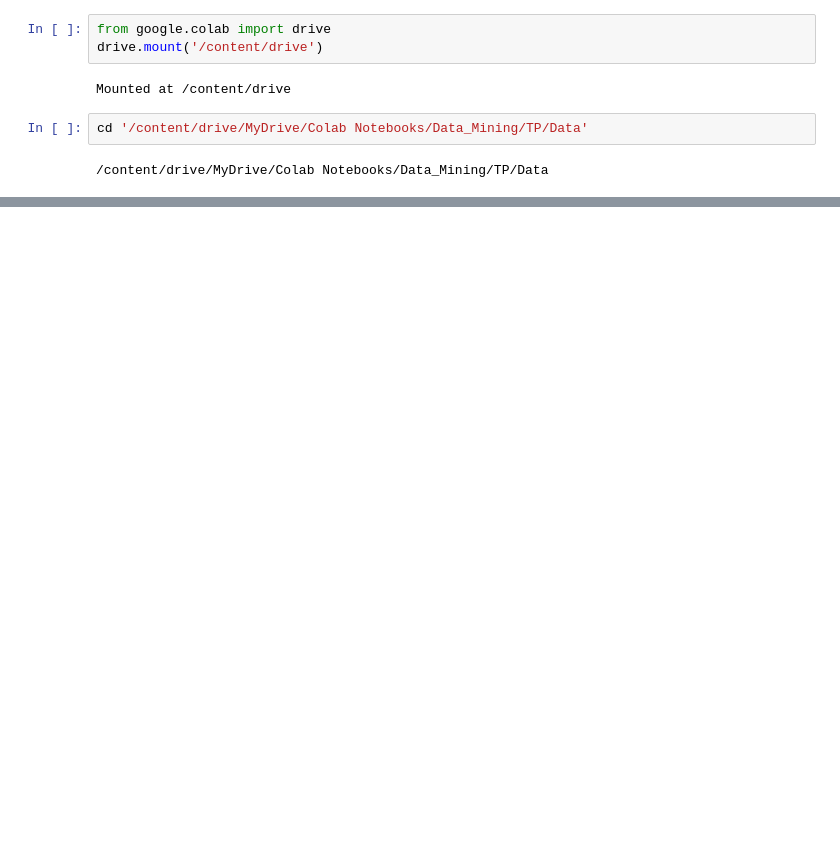
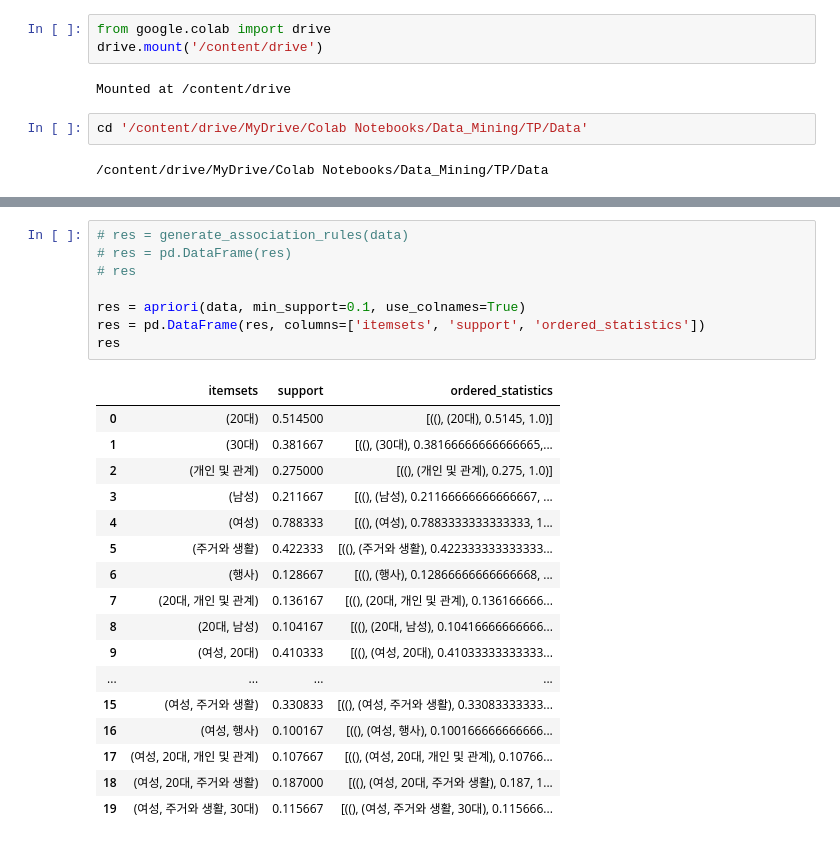
Before and after one commit to 201820722/SNS_HEAT, a Jupyter notebook: Sns_trend.ipynb, the cells around one changed output, grey strips where cells are left out. Drawn from its saved outputs; the diff is of its cells as text; blank space fills up the shorter version.

```diff
--- a/Sns_trend.ipynb
+++ b/Sns_trend.ipynb
@@ -161,0 +133,26 @@ print(conversation_df)
+# %%
+# res = generate_association_rules(data)
+# res = pd.DataFrame(res)
+# res
+
+res = apriori(data, min_support=0.1, use_colnames=True)
+res = pd.DataFrame(res, columns=['itemsets', 'support', 'ordered_statistics'])
+res
+# %% [output]
+|  | itemsets | support | ordered_statistics |
+| 0 | (20대) | 0.514500 | [((), (20대), 0.5145, 1.0)] |
+| 1 | (30대) | 0.381667 | [((), (30대), 0.38166666666666665,... |
+| 2 | (개인 및 관계) | 0.275000 | [((), (개인 및 관계), 0.275, 1.0)] |
+| 3 | (남성) | 0.211667 | [((), (남성), 0.21166666666666667, ... |
+| 4 | (여성) | 0.788333 | [((), (여성), 0.7883333333333333, 1... |
+| 5 | (주거와 생활) | 0.422333 | [((), (주거와 생활), 0.422333333333333... |
+| 6 | (행사) | 0.128667 | [((), (행사), 0.12866666666666668, ... |
+| 7 | (20대, 개인 및 관계) | 0.136167 | [((), (20대, 개인 및 관계), 0.136166666... |
+| 8 | (20대, 남성) | 0.104167 | [((), (20대, 남성), 0.10416666666666... |
+| 9 | (여성, 20대) | 0.410333 | [((), (여성, 20대), 0.41033333333333... |
+| ... | ... | ... | ... |
+| 15 | (여성, 주거와 생활) | 0.330833 | [((), (여성, 주거와 생활), 0.33083333333... |
+| 16 | (여성, 행사) | 0.100167 | [((), (여성, 행사), 0.100166666666666... |
+| 17 | (여성, 20대, 개인 및 관계) | 0.107667 | [((), (여성, 20대, 개인 및 관계), 0.10766... |
+| 18 | (여성, 20대, 주거와 생활) | 0.187000 | [((), (여성, 20대, 주거와 생활), 0.187, 1... |
+| 19 | (여성, 주거와 생활, 30대) | 0.115667 | [((), (여성, 주거와 생활, 30대), 0.115666... |
```
Also changed, not shown: parts of 11 cells of this notebook.
